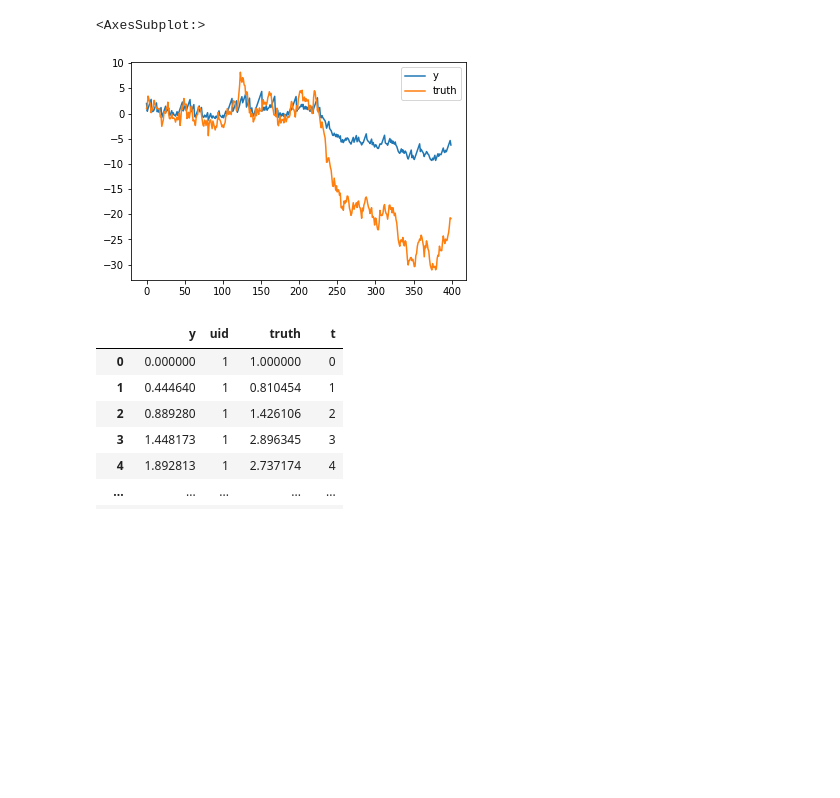
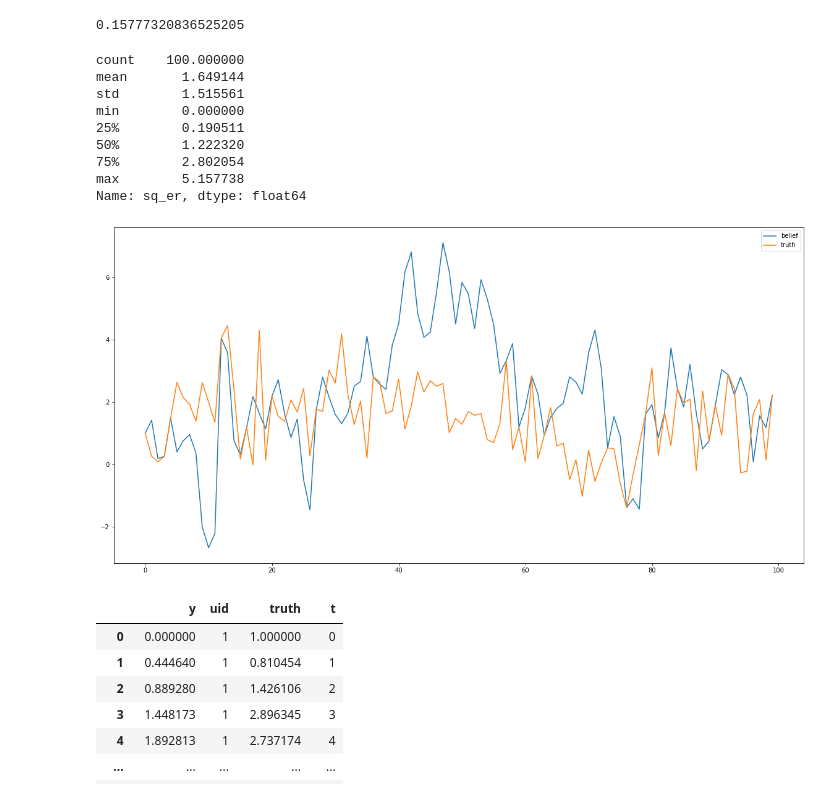
Before and after one commit to josh-ashkinaze/opinion-errors, a Jupyter notebook: Untitled.ipynb, the cells around one changed output. Cells and saved outputs as stored; diff of their text form; code cells hidden in the pictures; blank space fills up the shorter version.

Commit message:
Changed belief functions
Incorporated notions of adjusting, calibration and forecasting

```diff
--- a/Untitled.ipynb
+++ b/Untitled.ipynb
@@ -50,50 +53,69 @@ risk = generate_data(N=1000, intercept=1, drift=0.1, seed=None)
+# %%
+print(risk['y'].mean())
+# %% [output]
+0.15777320836525205
 # %%
 class Agent:
-    def __init__(self, uid, look_up, adjust, bias, truth):
+    def __init__(self, uid, look_up, adjust, calibration, bias, truth):
         self.uid = uid
         self.look_up_threshold = look_up
         self.bias = bias
         self.adjust = adjust
         self.data=truth
+        self.calibration = calibration
         self.beliefs = [bias] + [0]*(len(truth)-1)
 
 
     def look_up(self, t):
-        np.random.seed(seed=1997)
         if t > 0:
+            # Error correction model:
+            # y_t = y_t-1 + adjust * percieved error
+            # percieved error = (calibration)*data_t-1 + (1-calibration)*std normal
+            np.random.seed(seed=None)
+            percieved_error = alpha*(self.data[t-1] - self.beliefs[t-1]) + (1-alpha)*np.random.standard_normal()
+            self.beliefs[t] = self.beliefs[t-1] + self.adjust*(percieved_error)
             if (self.data[t] - self.data[t-1])/(self.data[t-1]) > self.look_up_threshold:
                 self.beliefs[t] = self.adjust*self.data[t] + (1-self.adjust)*self.beliefs[t]
-            else:
-                self.beliefs[t] = self.beliefs[t-1] + np.random.standard_normal(size=1)[0]
 
     def hello(self):
         print("Hello")
 
     def get_beliefs(self):
         for t in range(len(self.data)):
             self.look_up(t)
         df = pd.DataFrame([self.beliefs]).T
         df = df.fillna(method='ffill',  inplace=False)
         df['uid'] = self.uid
         df['truth'] = self.data
         df['t'] = df.index
-        df.columns=['y', 'uid', 'truth', 't']
+        df.columns=['belief', 'uid', 'truth', 't']
+        df['sq_er'] = np.sqrt((df['belief'] - df['truth'])**2)
+
         return df
 
 
 
 
-
-
-risk = generate_data(N=400, intercept=1, drift=0, seed=None)
-a = Agent(uid=1, look_up=0, bias=2, adjust=0.3, truth=risk['y'].tolist())
+lags= [0.1 for t in range(1, 11)]
+risk = generate_data(N=100, drift=1, lags=lags)
+a = Agent(uid=1, look_up=1, calibration = 0, adjust=1, bias=1,truth=risk['y'].tolist())
 
 beliefs = a.get_beliefs()
 
-beliefs[['y', 'truth']].plot()
+beliefs[['belief', 'truth']].plot(figsize=(20, 10))
+
+display(beliefs.describe()['sq_er'])
 # %% [output]
-<AxesSubplot:>
+count    100.000000
+mean       1.649144
+std        1.515561
+min        0.000000
+25%        0.190511
+50%        1.222320
+75%        2.802054
+max        5.157738
+Name: sq_er, dtype: float64
-[figure, old version]
+[figure, new version]
 # %%
 # import random
 # all_data = []
```
Also changed, not shown: parts of 1 cell of this notebook.
